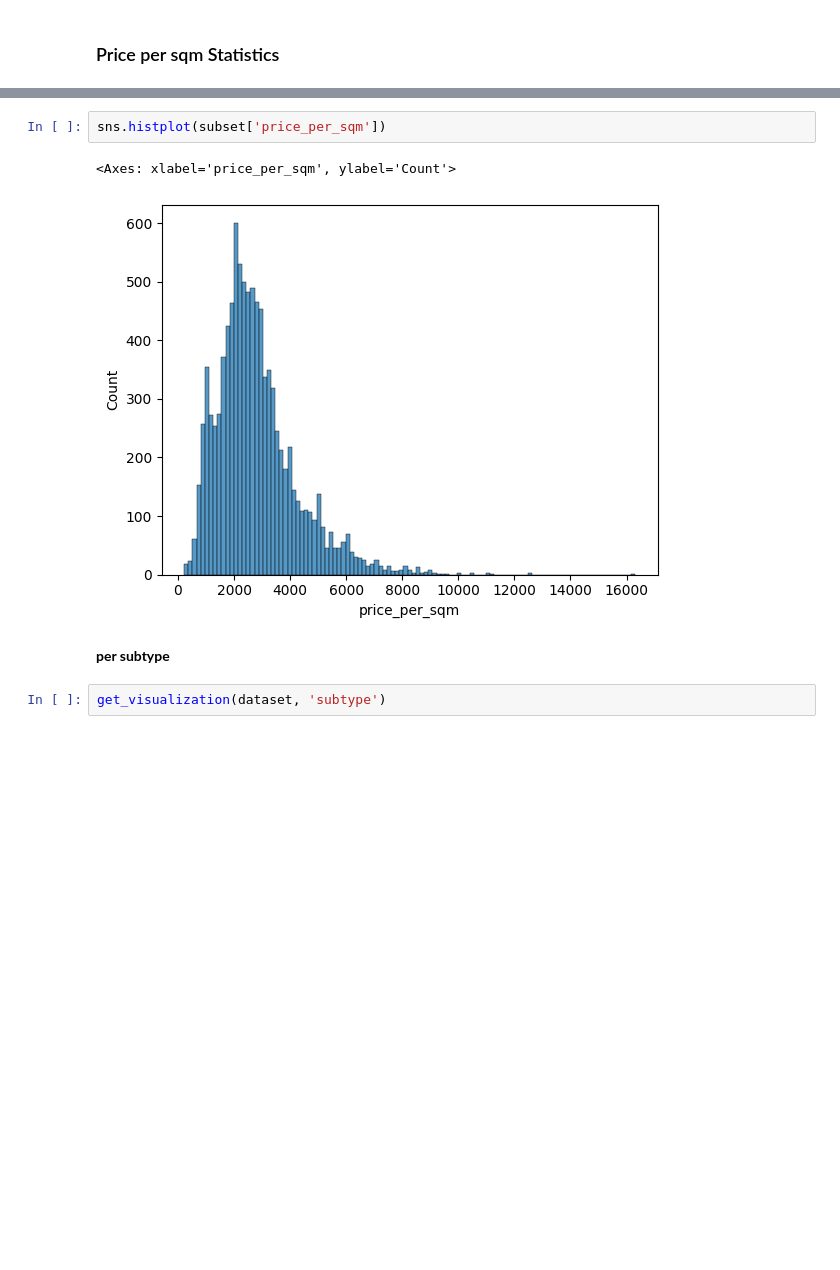
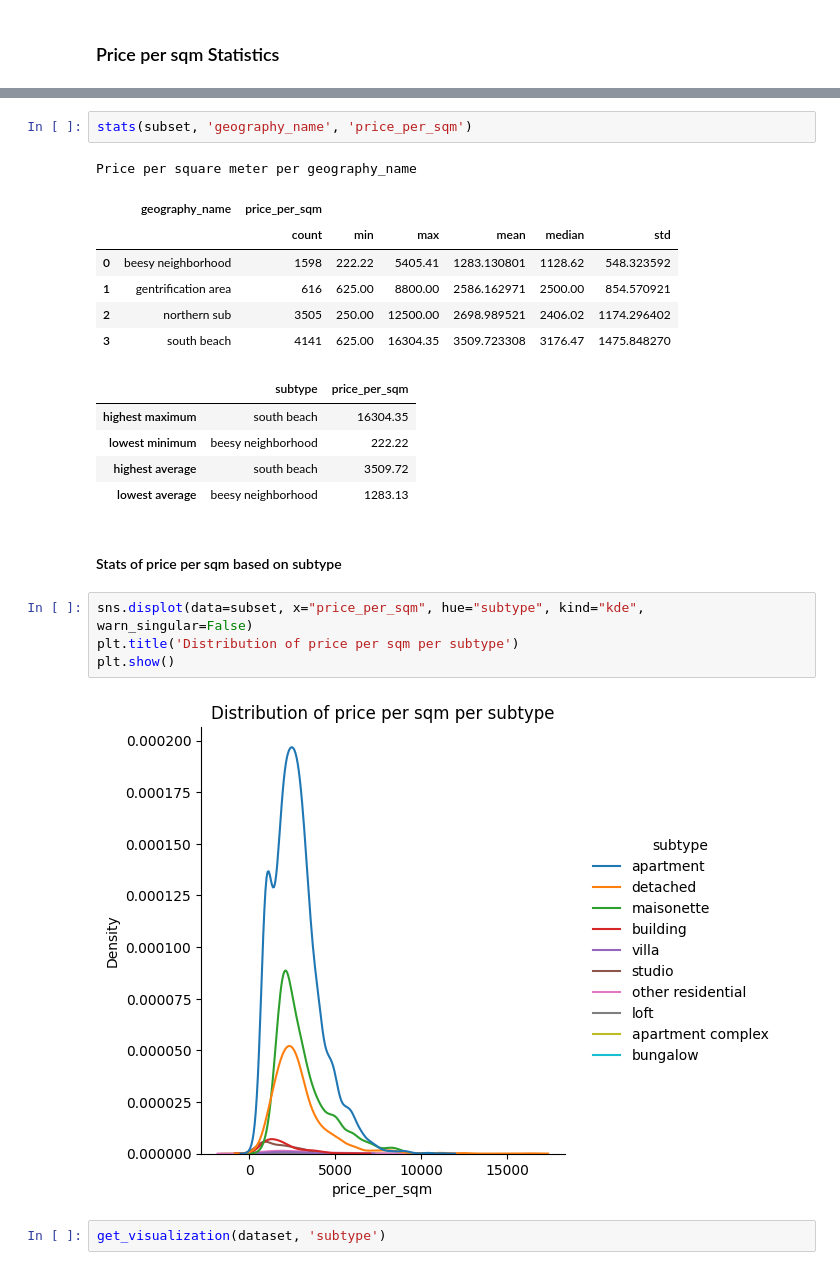
Before and after one commit to beecadox/Data_Analysis_SG, a Jupyter notebook: notebooks/part1.ipynb, the cells around one changed output, grey strips where cells are left out. Saved outputs shown, nothing was run; the diff lists cells and outputs as text; blank space fills up the shorter version.

```diff
--- a/notebooks/part1.ipynb
+++ b/notebooks/part1.ipynb
@@ -98,10 +117,26 @@ def stats(dataset, to_groupby='subtype', find_stats_of='price_per_sqm'):
 # %%
-sns.histplot(subset['price_per_sqm'])
+stats(subset, 'geography_name', 'price_per_sqm')
 # %% [output]
-<Axes: xlabel='price_per_sqm', ylabel='Count'>
+Price per square meter per geography_name
-[figure, removed]
+|  | geography_name | price_per_sqm |  |  |  |  |  |
+|  |  | count | min | max | mean | median | std |
+| 0 | beesy neighborhood | 1598 | 222.22 | 5405.41 | 1283.130801 | 1128.62 | 548.323592 |
+| 1 | gentrification area | 616 | 625.00 | 8800.00 | 2586.162971 | 2500.00 | 854.570921 |
+| 2 | northern sub | 3505 | 250.00 | 12500.00 | 2698.989521 | 2406.02 | 1174.296402 |
+| 3 | south beach | 4141 | 625.00 | 16304.35 | 3509.723308 | 3176.47 | 1475.848270 |
+|  | subtype | price_per_sqm |
+| highest maximum | south beach | 16304.35 |
+| lowest minimum | beesy neighborhood | 222.22 |
+| highest average | south beach | 3509.72 |
+| lowest average | beesy neighborhood | 1283.13 |
 # %% [markdown]
-**per subtype**
+#### Stats of price per sqm based on subtype
+# %%
+sns.displot(data=subset, x="price_per_sqm", hue="subtype", kind="kde", warn_singular=False)
+plt.title('Distribution of price per sqm per subtype')
+plt.show()
+# %% [output]
+[figure, added]
 # %%
 get_visualization(dataset, 'subtype')
 # %% [output]
```
Also changed, not shown: parts of 17 cells of this notebook, 6 other files.
